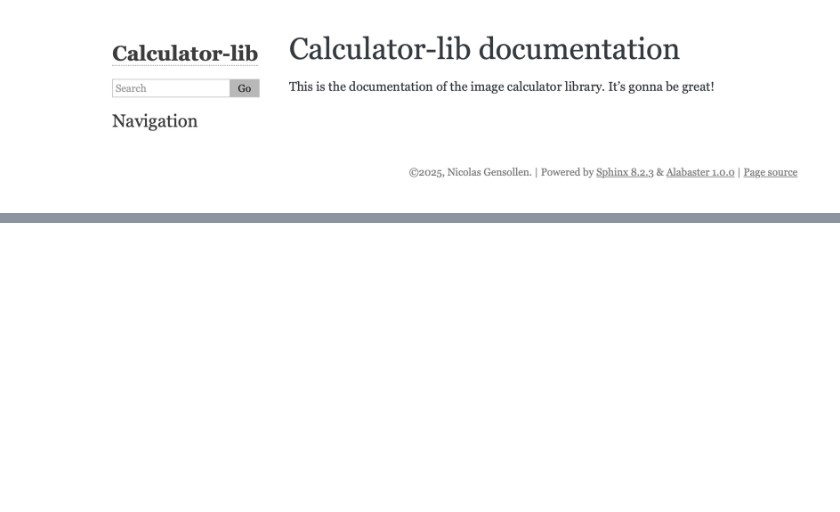
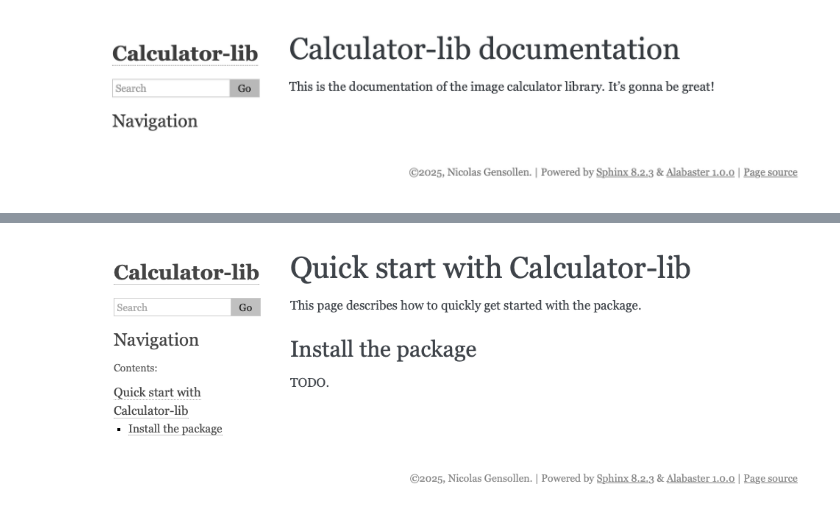
Before and after one commit to NicolasGensollen/formation-SED-2025, a Jupyter notebook: notebooks/Chapter5.ipynb, the cells around one changed output, grey strips where cells are left out. Drawn from its saved outputs; the diff is of its cells as text; code cells hidden in the pictures; blank space fills up the shorter version.

```diff
--- a/notebooks/Chapter5.ipynb
+++ b/notebooks/Chapter5.ipynb
@@ -296,0 +361,4 @@ Image(filename="../images/documentation_2.png")
+# %%
+Image(filename="../images/quick-start.png")
+# %% [output]
+[figure, added]
```
Also changed, not shown: parts of 11 cells of this notebook, 4 other files.
